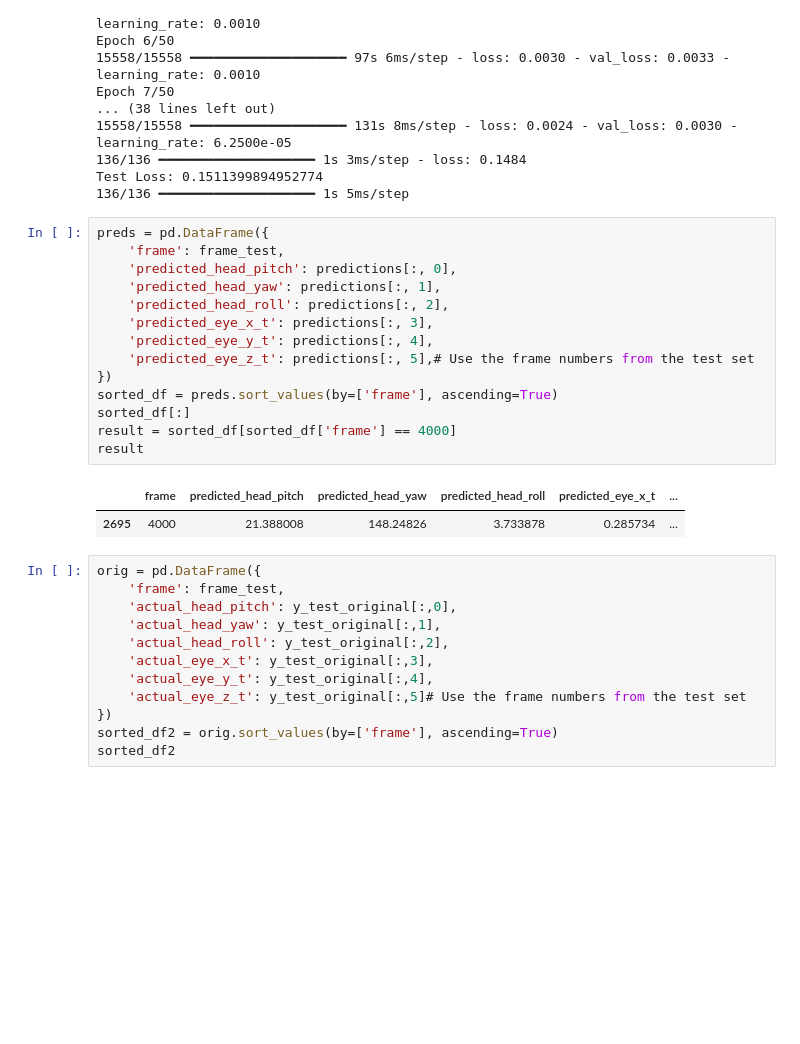
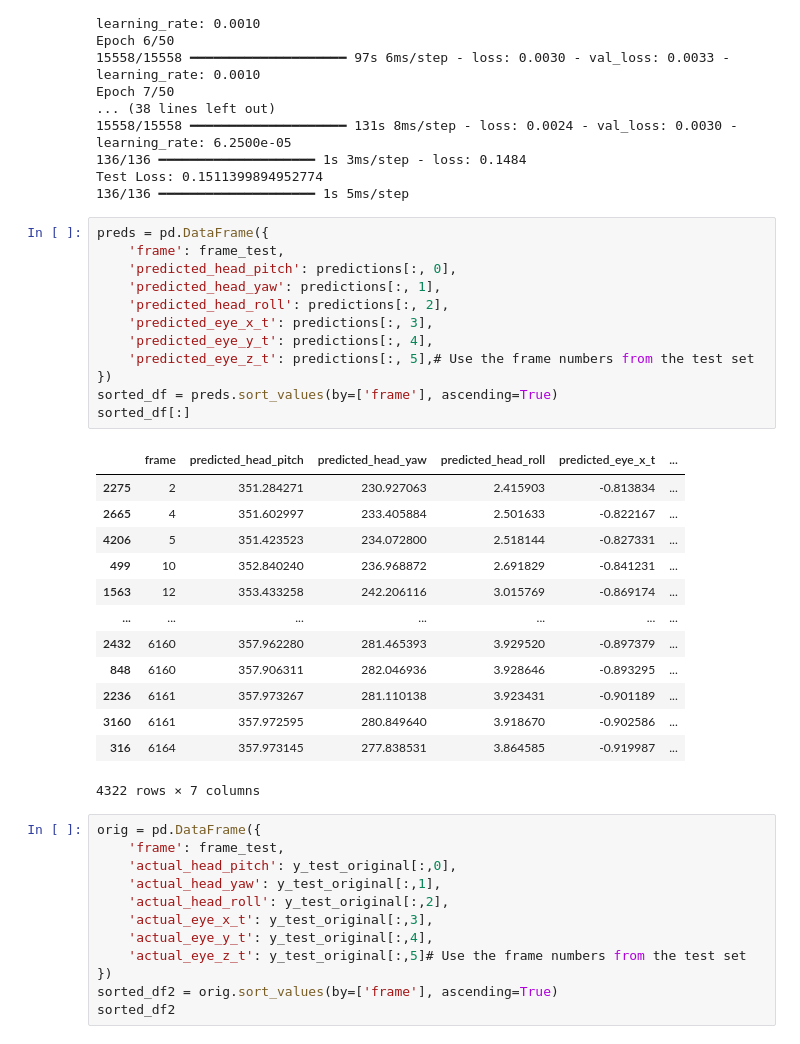
Before and after one commit to adi-zoro/fyp_code, a Jupyter notebook: fyp.ipynb, the cells around one changed output. Saved outputs shown, nothing was run; the diff lists cells and outputs as text; blank space fills up the shorter version.

```diff
--- a/fyp.ipynb
+++ b/fyp.ipynb
@@ -205,20 +201,29 @@ Test Loss: 0.1511399894952774
 # %%
 preds = pd.DataFrame({
     'frame': frame_test,
     'predicted_head_pitch': predictions[:, 0],
     'predicted_head_yaw': predictions[:, 1],
     'predicted_head_roll': predictions[:, 2],
     'predicted_eye_x_t': predictions[:, 3],
     'predicted_eye_y_t': predictions[:, 4],
     'predicted_eye_z_t': predictions[:, 5],# Use the frame numbers from the test set
 })
 sorted_df = preds.sort_values(by=['frame'], ascending=True)
 sorted_df[:]
-result = sorted_df[sorted_df['frame'] == 4000]
-result
 # %% [output]
 |  | frame | predicted_head_pitch | predicted_head_yaw | predicted_head_roll | predicted_eye_x_t | ... |
-| 2695 | 4000 | 21.388008 | 148.24826 | 3.733878 | 0.285734 | ... |
+| 2275 | 2 | 351.284271 | 230.927063 | 2.415903 | -0.813834 | ... |
+| 2665 | 4 | 351.602997 | 233.405884 | 2.501633 | -0.822167 | ... |
+| 4206 | 5 | 351.423523 | 234.072800 | 2.518144 | -0.827331 | ... |
+| 499 | 10 | 352.840240 | 236.968872 | 2.691829 | -0.841231 | ... |
+| 1563 | 12 | 353.433258 | 242.206116 | 3.015769 | -0.869174 | ... |
+| ... | ... | ... | ... | ... | ... | ... |
+| 2432 | 6160 | 357.962280 | 281.465393 | 3.929520 | -0.897379 | ... |
+| 848 | 6160 | 357.906311 | 282.046936 | 3.928646 | -0.893295 | ... |
+| 2236 | 6161 | 357.973267 | 281.110138 | 3.923431 | -0.901189 | ... |
+| 3160 | 6161 | 357.972595 | 280.849640 | 3.918670 | -0.902586 | ... |
+| 316 | 6164 | 357.973145 | 277.838531 | 3.864585 | -0.919987 | ... |
+4322 rows × 7 columns
 # %%
 orig = pd.DataFrame({
     'frame': frame_test,
```
Also changed, not shown: parts of 3 cells of this notebook, 1 other file.
